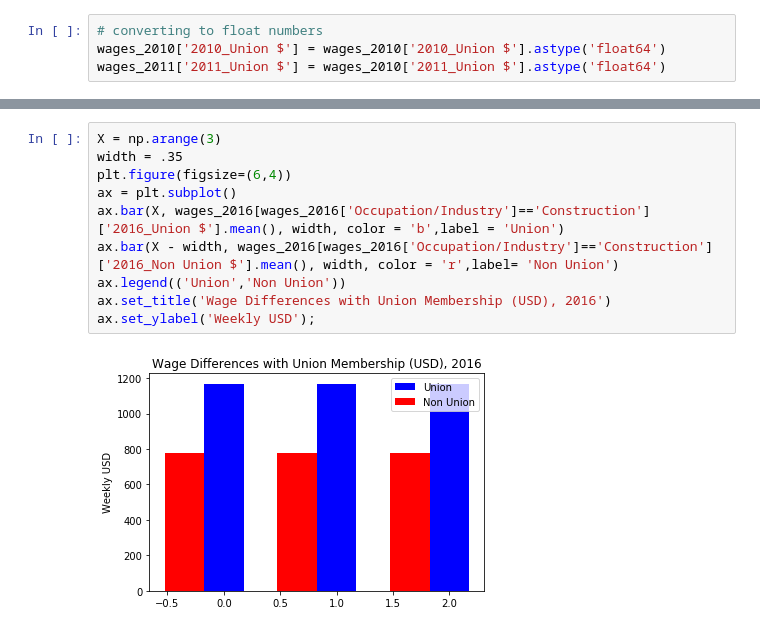
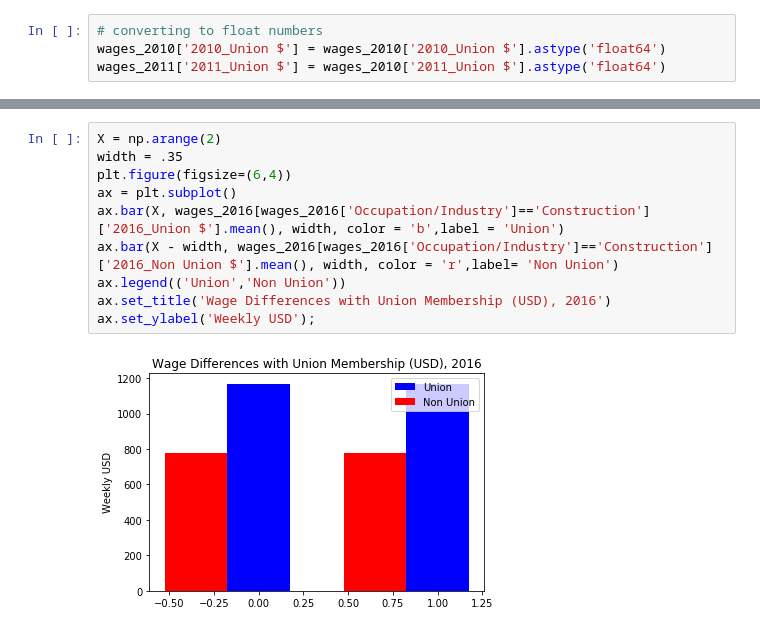
Before and after one commit to boom-deva/Capstone1, a Jupyter notebook: code/Plots/Wage_Comparison_Plots.ipynb, the cells around one changed output, grey strips where cells are left out. Drawn from its saved outputs; the diff is of its cells as text.

```diff
--- a/code/Plots/Wage_Comparison_Plots.ipynb
+++ b/code/Plots/Wage_Comparison_Plots.ipynb
@@ -76,12 +76,12 @@ ax4.set_ylabel('Weekly USD');
 # %%
-X = np.arange(3)
+X = np.arange(2)
 width = .35
 plt.figure(figsize=(6,4))
 ax = plt.subplot()
 ax.bar(X, wages_2016[wages_2016['Occupation/Industry']=='Construction']['2016_Union $'].mean(), width, color = 'b',label = 'Union')
 ax.bar(X - width, wages_2016[wages_2016['Occupation/Industry']=='Construction']['2016_Non Union $'].mean(), width, color = 'r',label= 'Non Union')
 ax.legend(('Union','Non Union'))
 ax.set_title('Wage Differences with Union Membership (USD), 2016')
 ax.set_ylabel('Weekly USD');
 # %% [output]
-[figure, old version]
+[figure, new version]
```
Also changed, not shown: parts of 3 cells of this notebook, 1 other file.
